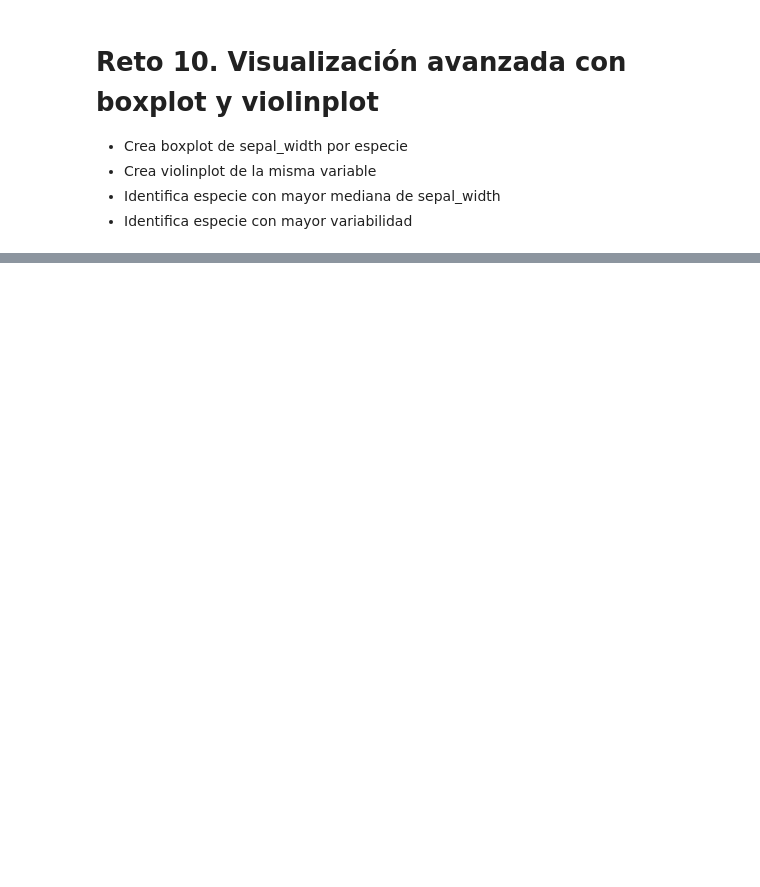
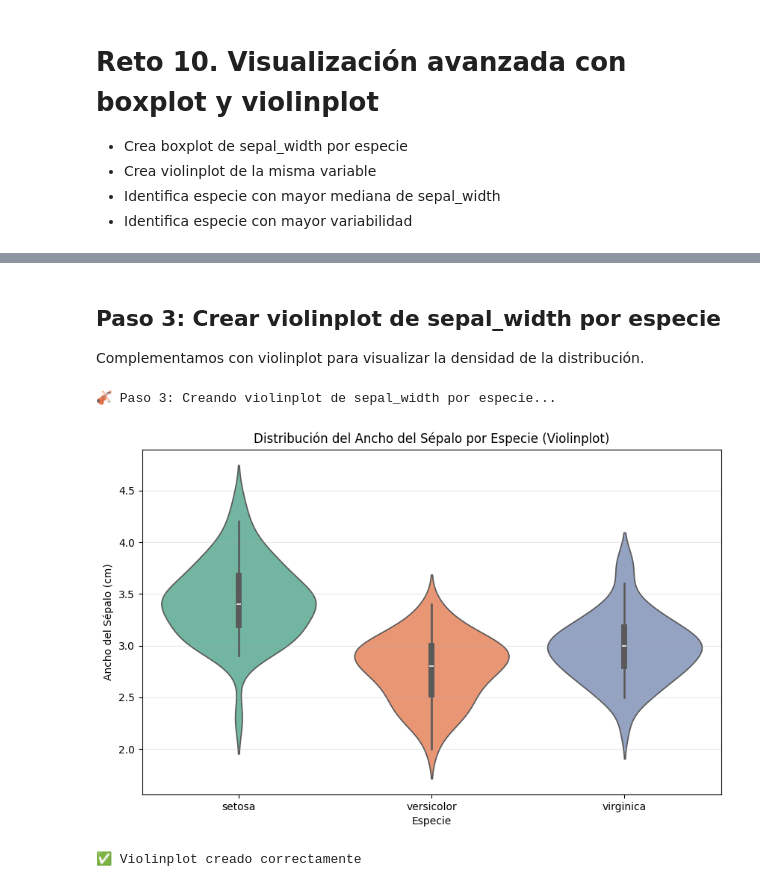
Before and after one commit to financieras/big_data, a Jupyter notebook: retos/reto_010.ipynb, the cells around one changed output, grey strips where cells are left out. Drawn from its saved outputs; the diff is of its cells as text; code cells hidden in the pictures; blank space fills up the shorter version.

```diff
--- a/retos/reto_010.ipynb
+++ b/retos/reto_010.ipynb
@@ -155,0 +48,18 @@ print("\n🎉 ¡Reto 10 completado! Dominada la visualización avanzada con boxp
+# %% [markdown]
+## **Paso 3: Crear violinplot de sepal_width por especie**
+Complementamos con violinplot para visualizar la densidad de la distribución.
+# %%
+# EJECUTA ESTE CÓDIGO PARA CREAR VIOLINPLOT
+print("🎻 Paso 3: Creando violinplot de sepal_width por especie...")
+plt.figure(figsize=(10, 6))
+sns.violinplot(data=df, x='species', y='sepal_width', palette='Set2')
+plt.title('Distribución del Ancho del Sépalo por Especie (Violinplot)')
+plt.xlabel('Especie')
+plt.ylabel('Ancho del Sépalo (cm)')
+plt.grid(axis='y', alpha=0.3)
+plt.show()
+print("✅ Violinplot creado correctamente")
+# %% [output]
+🎻 Paso 3: Creando violinplot de sepal_width por especie...
+[figure, added]
+✅ Violinplot creado correctamente
```
Also changed, not shown: parts of 14 cells of this notebook.
